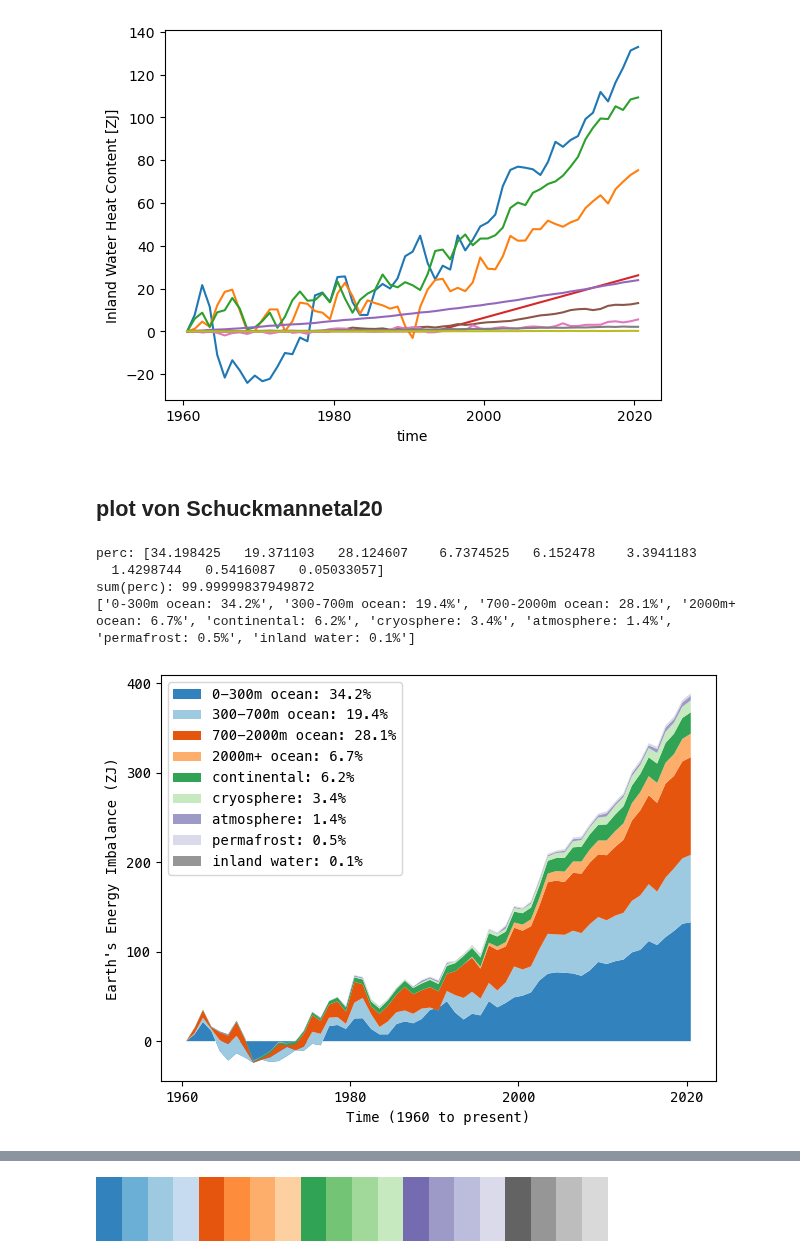
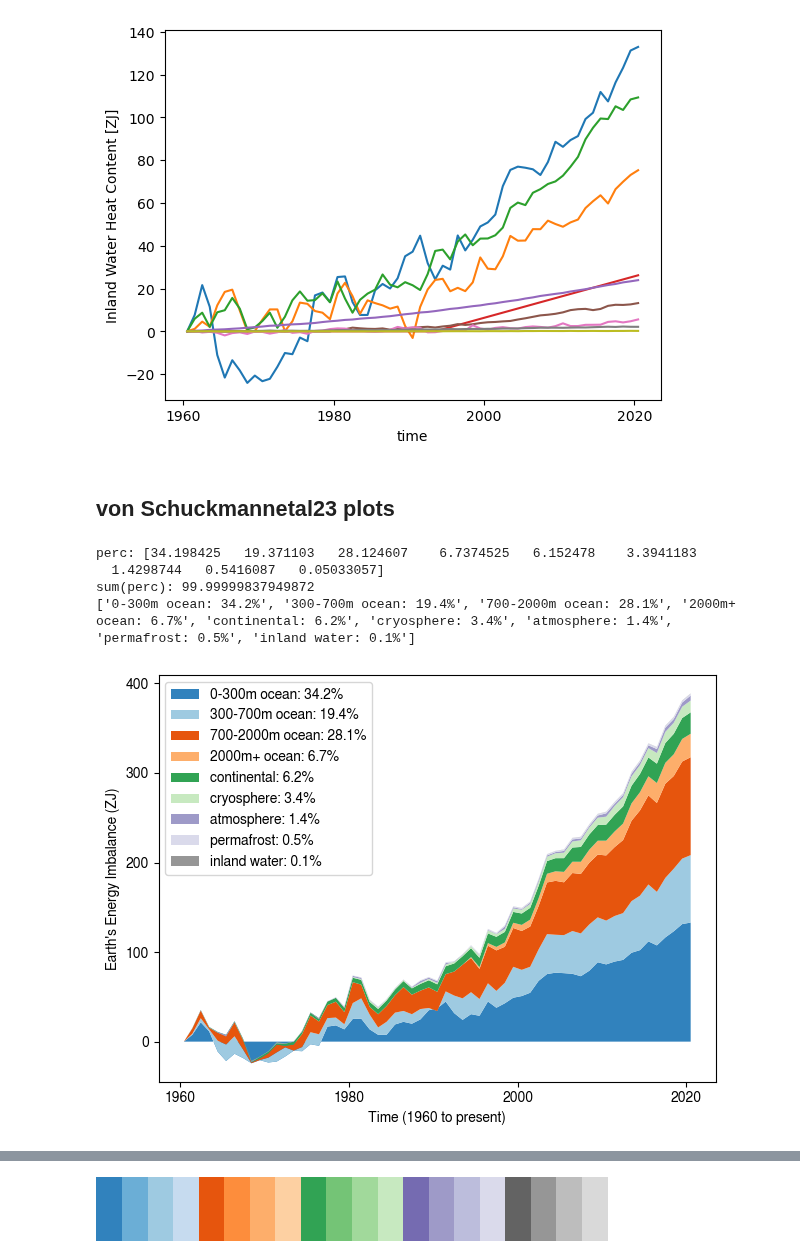
Before and after one commit to durack1/notebooks, a Jupyter notebook: jlnbs/EnergyBudget.ipynb, the cells around one changed output, grey strips where cells are left out. Drawn from its saved outputs; the diff is of its cells as text; code cells hidden in the pictures.

```diff
--- a/jlnbs/EnergyBudget.ipynb
+++ b/jlnbs/EnergyBudget.ipynb
@@ -129,7 +128,7 @@ permafrost_heat_content 02.11
 inland_water_heat_content 00.20
 [figure]
 # %% [markdown]
-## plot von Schuckmannetal20
+## von Schuckmannetal23 plots
 # %%
 %%time
 # plot up all components
@@ -166,8 +165,8 @@ print(percLabels)
 # set up plot conditions
 #fontName = "Microsoft Sans Serif"
 fontName = "FreeSans"
-fontName = "PTSans"
-fontName = "Menlo"
+#fontName = "PTSans" # macOS
+#fontName = "Menlo" # macOS
 # https://anaconda.org/conda-forge/mscorefonts/files
 # https://stackoverflow.com/questions/42097053/matplotlib-cannot-find-basic-fonts
 fontSize = 10
@@ -176,31 +175,31 @@ colList = []
 cm = plt.get_cmap('tab20c')  # also tab 20b, tab20
 # make ocean colours all blue - 26 leads to first 4 being blue dark-light
 for i in range(NUM_COLORS):
     colList.append(cm(1.*i/NUM_COLORS))
 
 # start plotting
 labels = ["0-300m ocean", "300-700m ocean", "700-2000m ocean", "2000m+ ocean",
           "continental", "cryosphere", "atmosphere", "permafrost", "inland water"]
 fig, ax = plt.subplots()
 ax.stackplot(x, y, labels=percLabels, colors=colList)
 #ax.legend(loc='upper left')
 ax.legend(prop={"family": fontName, "size": fontSize}, loc="upper left")
 plt.ylabel("Earth's Energy Imbalance (ZJ)", fontname=fontName, fontsize=fontSize)
 plt.yticks(fontname=fontName, fontsize=fontSize)
 plt.xlabel("Time (1960 to present)", fontname=fontName, fontsize=fontSize)
 # below is not starting at 1960 on left
 # https://stackoverflow.com/questions/29968654/format-of-datetime-in-pyplot-axis
 #import matplotlib.dates as mdates; import matplotlib.ticker as plticker;
 #loc = plticker.MultipleLocator(base=3652.5) # this locator puts ticks at regular intervals
 #ax.xaxis.set_major_locator(loc)
 #ax.xaxis.set_major_formatter(mdates.DateFormatter('%Y')); fig.autofmt_xdate()
 plt.xticks(fontname=fontName, fontsize=fontSize)
 # fill canvas
 fig.tight_layout()
 plt.show()
 # %% [output]
 perc: [34.198425   19.371103   28.124607    6.7374525   6.152478    3.3941183
   1.4298744   0.5416087   0.05033057]
 sum(perc): 99.99999837949872
 ['0-300m ocean: 34.2%', '300-700m ocean: 19.4%', '700-2000m ocean: 28.1%', '2000m+ ocean: 6.7%', 'continental: 6.2%', 'cryosphere: 3.4%', 'atmosphere: 1.4%', 'permafrost: 0.5%', 'inland water: 0.1%']
-[figure, old version]
+[figure, new version]
```
Also changed, not shown: parts of 10 cells of this notebook.
